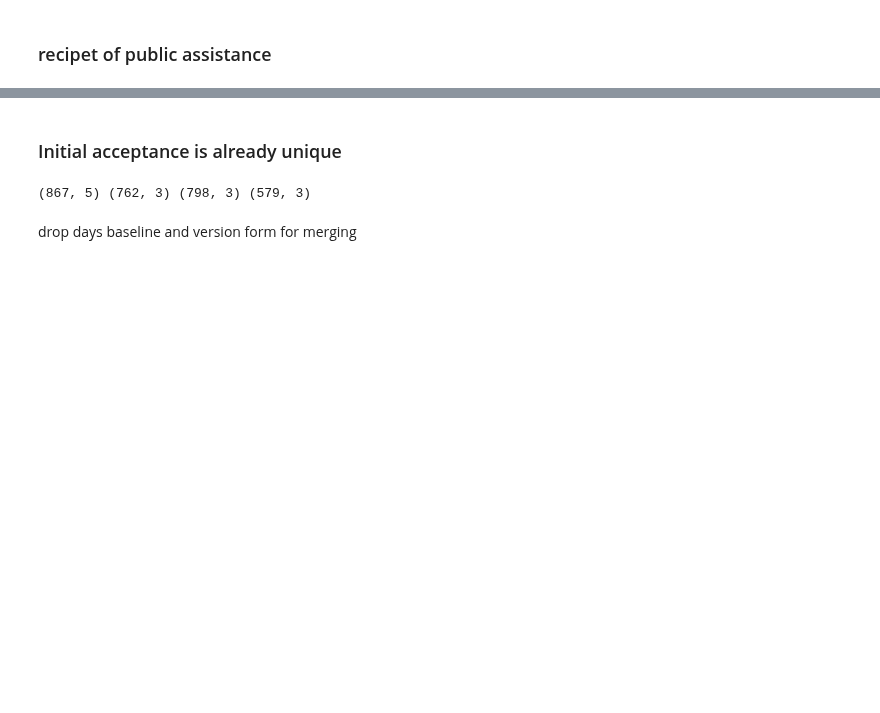
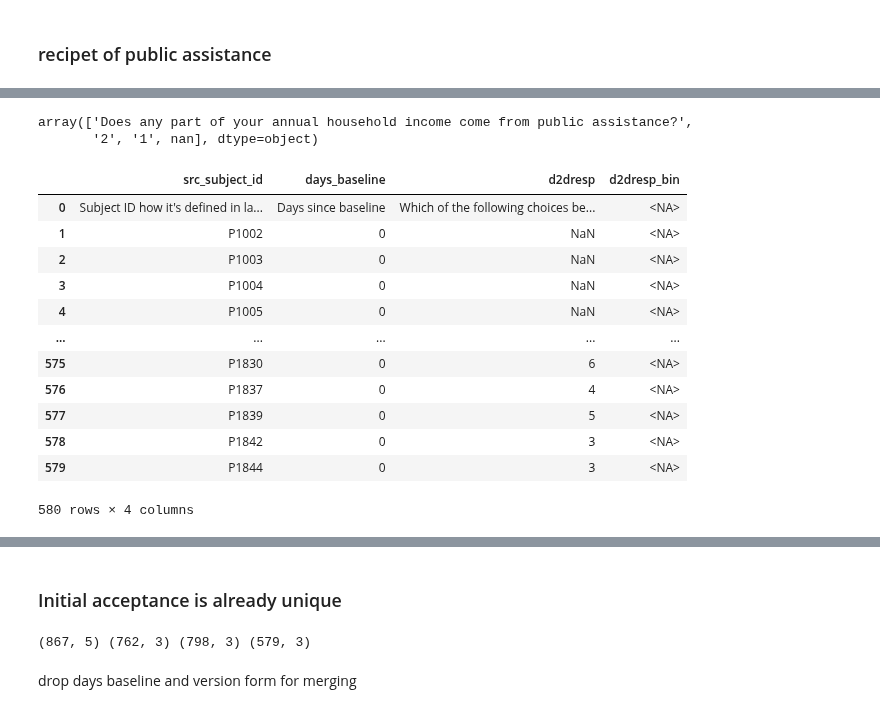
Before and after one commit to ALINA991/ADHD_fMRI, a Jupyter notebook: MTA/prep_mediators.ipynb, the cells around one changed output, grey strips where cells are left out. Drawn from its saved outputs; the diff is of its cells as text; code cells hidden in the pictures; blank space fills up the shorter version.

```diff
--- a/MTA/prep_mediators.ipynb
+++ b/MTA/prep_mediators.ipynb
@@ -283,0 +255,21 @@ assist_unique
+# %%
+assist_unique['demo61'].unique()
+# %% [output]
+array(['Does any part of your annual household income come from public assistance?',
+       '2', '1', nan], dtype=object)
+# %%
+init_acc
+# %% [output]
+|  | src_subject_id | days_baseline | d2dresp | d2dresp_bin |
+| 0 | Subject ID how it's defined in la... | Days since baseline | Which of the following choices be... | <NA> |
+| 1 | P1002 | 0 | NaN | <NA> |
+| 2 | P1003 | 0 | NaN | <NA> |
+| 3 | P1004 | 0 | NaN | <NA> |
+| 4 | P1005 | 0 | NaN | <NA> |
+| ... | ... | ... | ... | ... |
+| 575 | P1830 | 0 | 6 | <NA> |
+| 576 | P1837 | 0 | 4 | <NA> |
+| 577 | P1839 | 0 | 5 | <NA> |
+| 578 | P1842 | 0 | 3 | <NA> |
+| 579 | P1844 | 0 | 3 | <NA> |
+580 rows × 4 columns
```
Also changed, not shown: parts of 8 cells of this notebook, 2 other files.
